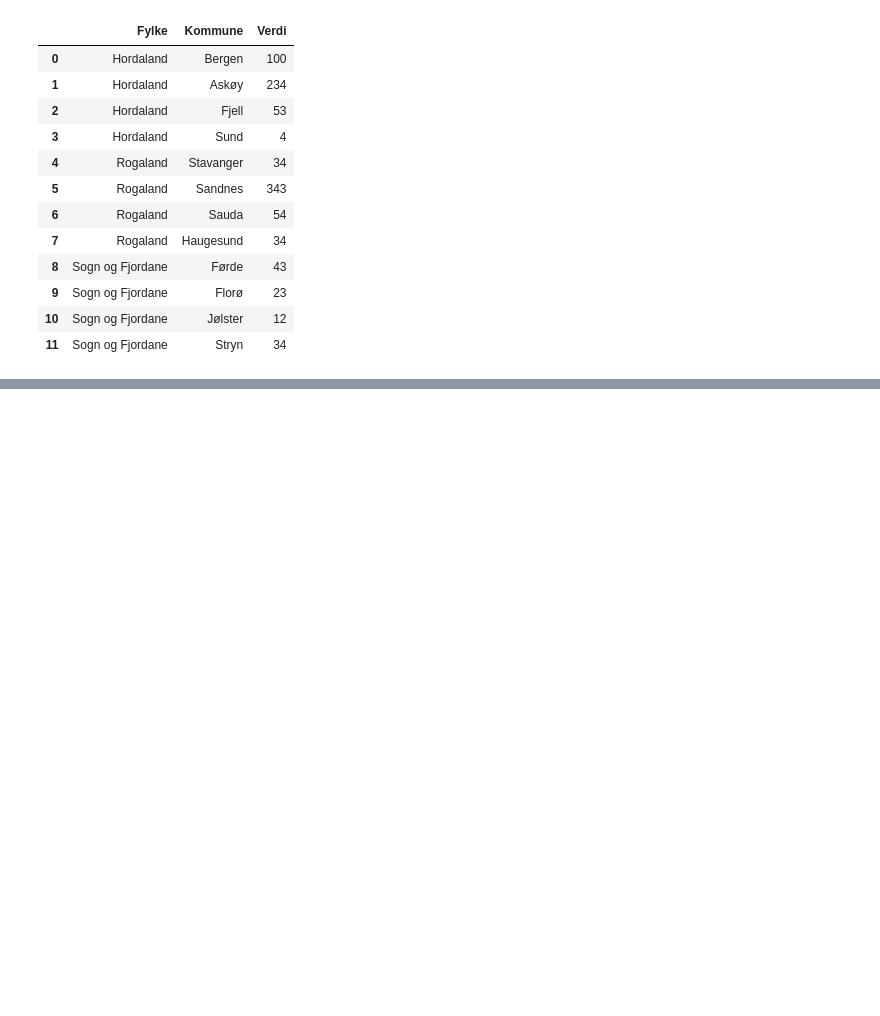
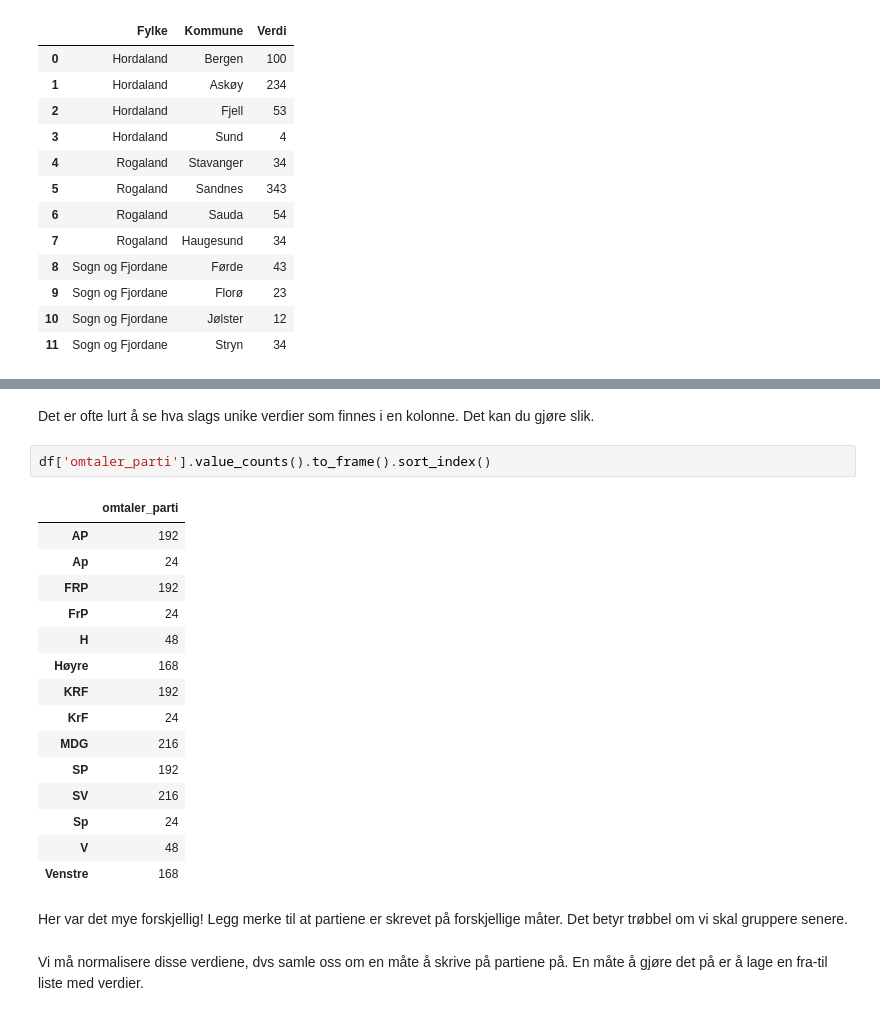
Before and after one commit to BergensTidende/dataskup-2017-notebooks, a Jupyter notebook: notebooks/02 Vasking av data.ipynb, the cells around one changed output, grey strips where cells are left out. Cells and saved outputs as stored; diff of their text form; blank space fills up the shorter version.

```diff
--- a/notebooks/02 Vasking av data.ipynb
+++ b/notebooks/02 Vasking av data.ipynb
@@ -139,0 +157,25 @@ df2
+# %% [markdown]
+Det er ofte lurt å se hva slags unike verdier som finnes i en kolonne. Det kan du gjøre slik.
+# %%
+df['omtaler_parti'].value_counts().to_frame().sort_index()
+# %% [output]
+|  | omtaler_parti |
+| AP | 192 |
+| Ap | 24 |
+| FRP | 192 |
+| FrP | 24 |
+| H | 48 |
+| Høyre | 168 |
+| KRF | 192 |
+| KrF | 24 |
+| MDG | 216 |
+| SP | 192 |
+| SV | 216 |
+| Sp | 24 |
+| V | 48 |
+| Venstre | 168 |
+# %% [markdown]
+Her var det mye forskjellig! Legg merke til at partiene er skrevet på forskjellige måter. Det betyr trøbbel om vi skal gruppere senere.
+# %% [markdown]
+Vi må normalisere disse verdiene, dvs samle oss om en måte å skrive på partiene på.
+En måte å gjøre det på er å lage en fra-til liste med verdier.
```
Also changed, not shown: parts of 9 cells of this notebook, 2 other files.
